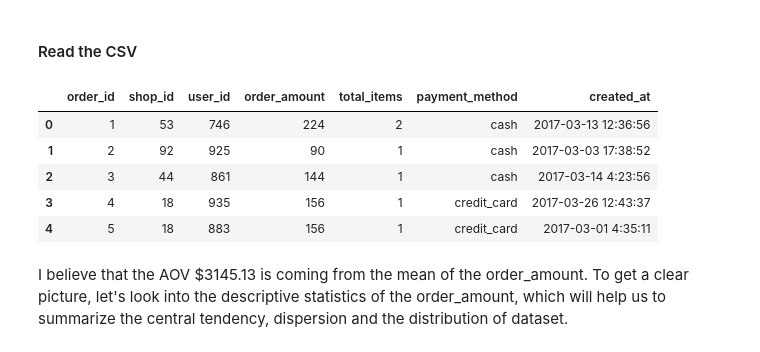
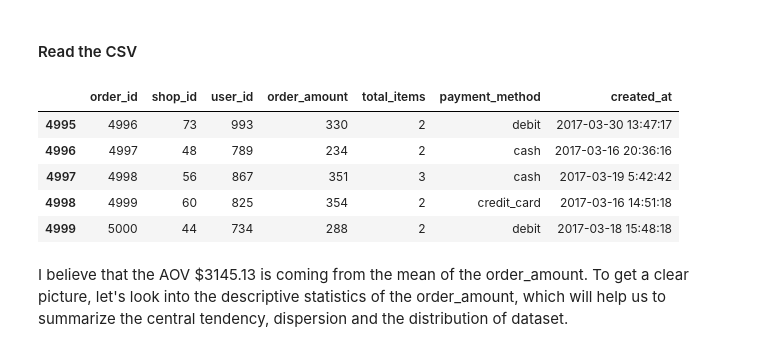
Before and after one commit to RimiSharma/Shopify_Data_science_intern_challenge, a Jupyter notebook: Shopify_DS_intern_challenge.ipynb, the cells around one changed output. Drawn from its saved outputs; the diff is of its cells as text; code cells hidden in the pictures.

```diff
--- a/Shopify_DS_intern_challenge.ipynb
+++ b/Shopify_DS_intern_challenge.ipynb
@@ -23,16 +14,16 @@ Note: you may need to restart the kernel to use updated packages.
 # %%
 # Load the data
 
 file_path = Path('2019 Winter Data Science Intern Challenge Data Set - Sheet1.csv')
 shopify_df = pd.read_csv(file_path)
-shopify_df.head()
+shopify_df.tail()
 # %% [output]
 |  | order_id | shop_id | user_id | order_amount | total_items | payment_method | created_at |
-| 0 | 1 | 53 | 746 | 224 | 2 | cash | 2017-03-13 12:36:56 |
-| 1 | 2 | 92 | 925 | 90 | 1 | cash | 2017-03-03 17:38:52 |
-| 2 | 3 | 44 | 861 | 144 | 1 | cash | 2017-03-14 4:23:56 |
-| 3 | 4 | 18 | 935 | 156 | 1 | credit_card | 2017-03-26 12:43:37 |
-| 4 | 5 | 18 | 883 | 156 | 1 | credit_card | 2017-03-01 4:35:11 |
+| 4995 | 4996 | 73 | 993 | 330 | 2 | debit | 2017-03-30 13:47:17 |
+| 4996 | 4997 | 48 | 789 | 234 | 2 | cash | 2017-03-16 20:36:16 |
+| 4997 | 4998 | 56 | 867 | 351 | 3 | cash | 2017-03-19 5:42:42 |
+| 4998 | 4999 | 60 | 825 | 354 | 2 | credit_card | 2017-03-16 14:51:18 |
+| 4999 | 5000 | 44 | 734 | 288 | 2 | debit | 2017-03-18 15:48:18 |
 # %% [markdown]
  I believe that the AOV $3145.13 is coming from the mean of the order_amount. To get a clear picture, let's look into the descriptive statistics of the order_amount, which will help us to summarize the central tendency, dispersion and the distribution of dataset.
 # %%
```
Also changed, not shown: parts of 37 cells of this notebook.
